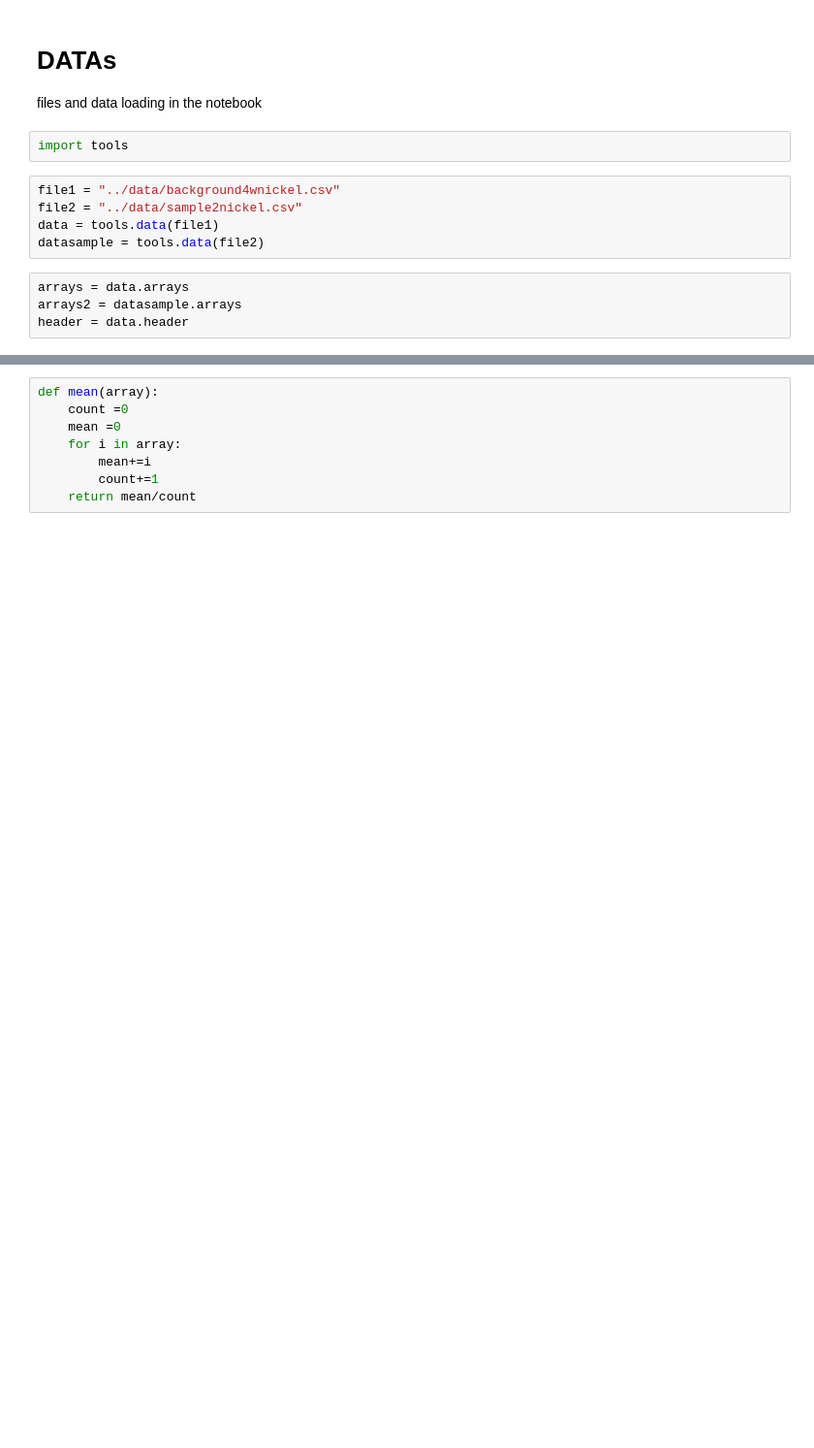
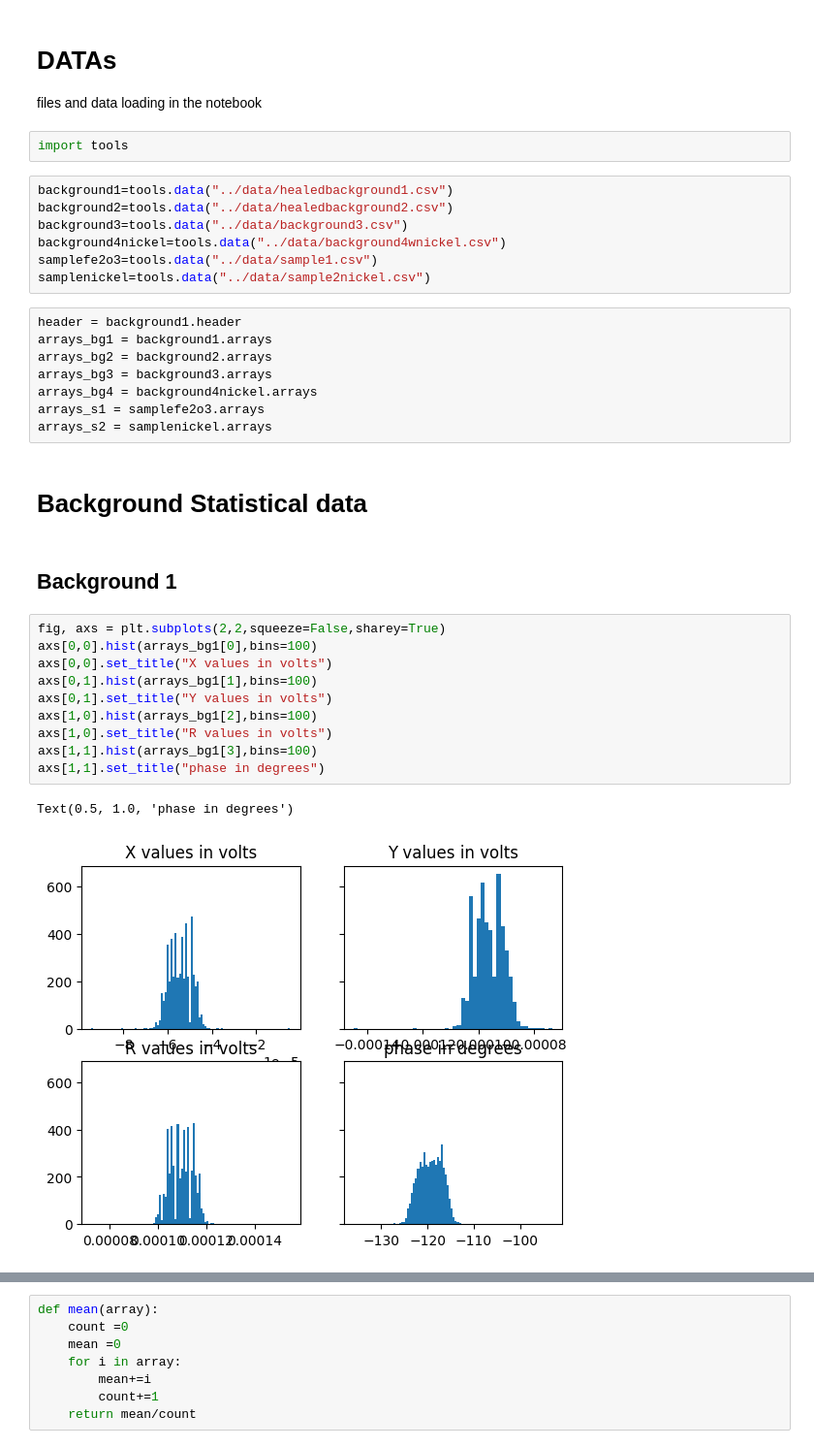
Before and after one commit to vijaypanchalr3/prosus, a Jupyter notebook: src/analysis/analysis.ipynb, the cells around one changed output, grey strips where cells are left out. Shown at 97% size. Drawn from its saved outputs; the diff is of its cells as text; blank space fills up the shorter version.

```diff
--- a/src/analysis/analysis.ipynb
+++ b/src/analysis/analysis.ipynb
@@ -16,11 +16,34 @@ files and data loading in the notebook
 # %%
 import tools
 # %%
-file1 = "../data/background4wnickel.csv"
-file2 = "../data/sample2nickel.csv"
-data = tools.data(file1)
-datasample = tools.data(file2)
+background1=tools.data("../data/healedbackground1.csv")
+background2=tools.data("../data/healedbackground2.csv")
+background3=tools.data("../data/background3.csv")
+background4nickel=tools.data("../data/background4wnickel.csv")
+samplefe2o3=tools.data("../data/sample1.csv")
+samplenickel=tools.data("../data/sample2nickel.csv")
 # %%
-arrays = data.arrays
-arrays2 = datasample.arrays
-header = data.header
+header = background1.header
+arrays_bg1 = background1.arrays
+arrays_bg2 = background2.arrays
+arrays_bg3 = background3.arrays
+arrays_bg4 = background4nickel.arrays
+arrays_s1 = samplefe2o3.arrays
+arrays_s2 = samplenickel.arrays
+# %% [markdown]
+# Background Statistical data
+# %% [markdown]
+## Background 1
+# %%
+fig, axs = plt.subplots(2,2,squeeze=False,sharey=True)
+axs[0,0].hist(arrays_bg1[0],bins=100)
+axs[0,0].set_title("X values in volts")
+axs[0,1].hist(arrays_bg1[1],bins=100)
+axs[0,1].set_title("Y values in volts")
+axs[1,0].hist(arrays_bg1[2],bins=100)
+axs[1,0].set_title("R values in volts")
+axs[1,1].hist(arrays_bg1[3],bins=100)
+axs[1,1].set_title("phase in degrees")
+# %% [output]
+Text(0.5, 1.0, 'phase in degrees')
+[figure, added]
```
Also changed, not shown: parts of 3 cells of this notebook, 16 other files.
